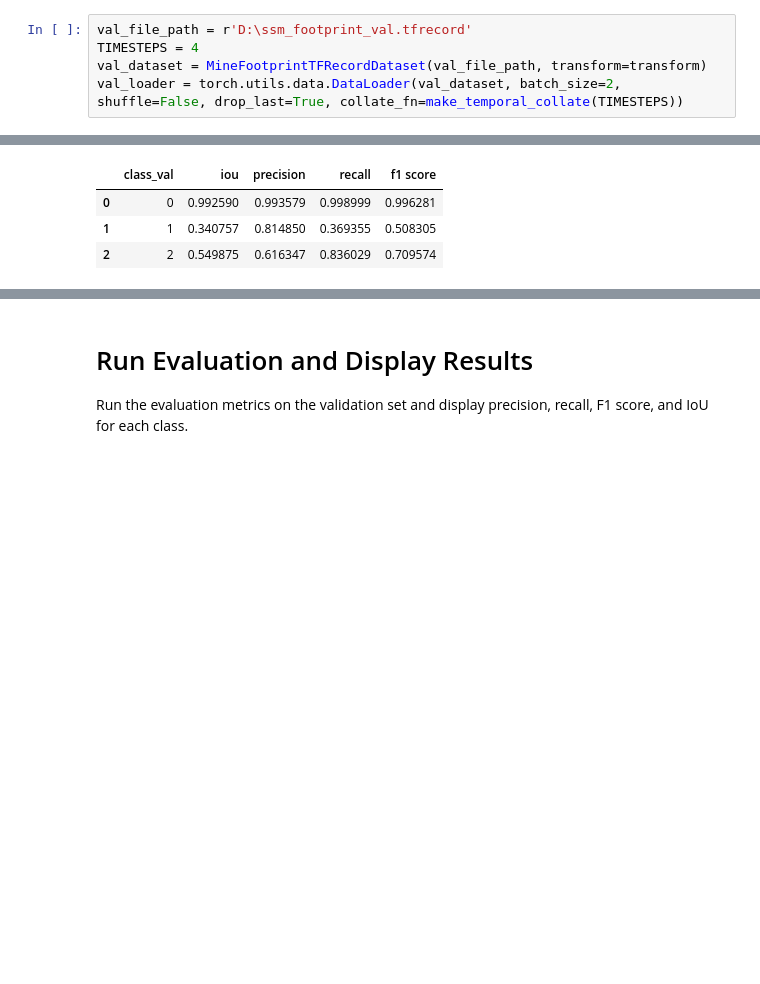
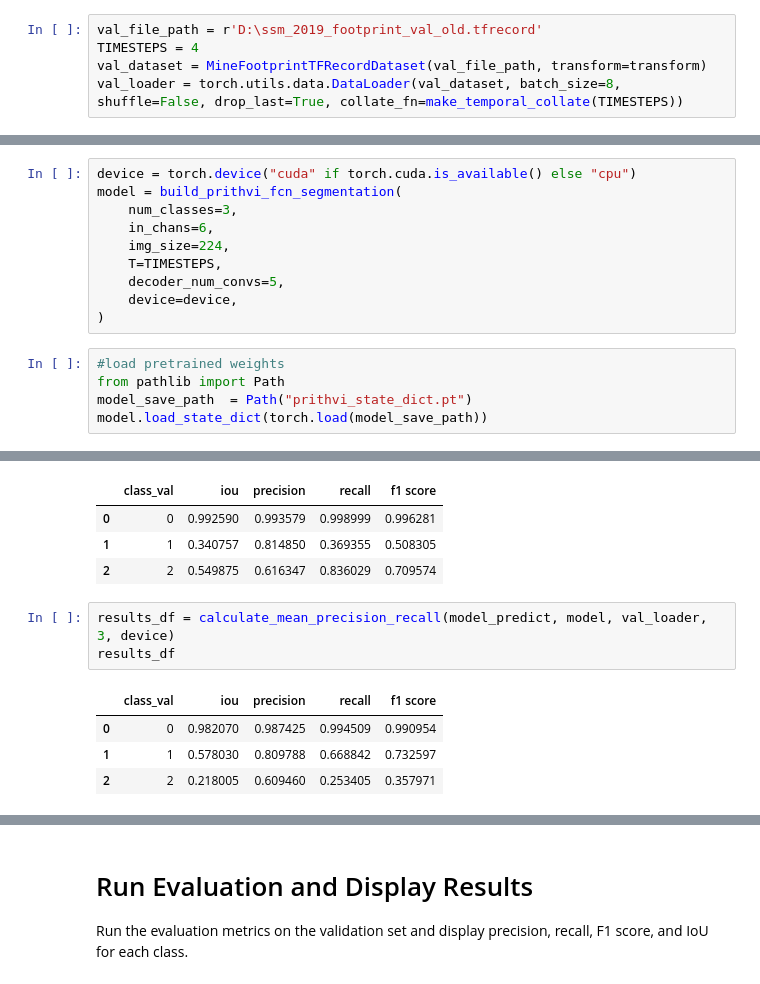
Before and after one commit to easare377/Prithvi-EO-Segmentation, a Jupyter notebook: 3. model_evaluation.ipynb, the cells around one changed output, grey strips where cells are left out. Saved outputs shown, nothing was run; the diff lists cells and outputs as text; blank space fills up the shorter version.

```diff
--- a/3. model_evaluation.ipynb
+++ b/3. model_evaluation.ipynb
@@ -268,10 +330,10 @@ transform = A.Compose([
     ToTensorV2(),
 ])
 # %%
-val_file_path = r'D:\ssm_footprint_val.tfrecord'
+val_file_path = r'D:\ssm_2019_footprint_val_old.tfrecord'
 TIMESTEPS = 4
 val_dataset = MineFootprintTFRecordDataset(val_file_path, transform=transform)
-val_loader = torch.utils.data.DataLoader(val_dataset, batch_size=2, shuffle=False, drop_last=True, collate_fn=make_temporal_collate(TIMESTEPS))
+val_loader = torch.utils.data.DataLoader(val_dataset, batch_size=8, shuffle=False, drop_last=True, collate_fn=make_temporal_collate(TIMESTEPS))
 # %%
 train_file_path = r'D:\ssm_footprint_train.tfrecord'
 TIMESTEPS = 4
@@ -434,0 +651,15 @@ logits: (2, 3, 224, 224)
+# %%
+device = torch.device("cuda" if torch.cuda.is_available() else "cpu")
+model = build_prithvi_fcn_segmentation(
+    num_classes=3,
+    in_chans=6,
+    img_size=224,
+    T=TIMESTEPS,
+    decoder_num_convs=5,
+    device=device,
+)
+# %%
+#load pretrained weights
+from pathlib import Path
+model_save_path  = Path("prithvi_state_dict.pt")
+model.load_state_dict(torch.load(model_save_path))
@@ -822,3 +1055,11 @@ results_df
 | 0 | 0 | 0.992590 | 0.993579 | 0.998999 | 0.996281 |
 | 1 | 1 | 0.340757 | 0.814850 | 0.369355 | 0.508305 |
 | 2 | 2 | 0.549875 | 0.616347 | 0.836029 | 0.709574 |
+# %%
+results_df = calculate_mean_precision_recall(model_predict, model, val_loader, 3, device)
+results_df
+# %% [output]
+|  | class_val | iou | precision | recall | f1 score |
+| 0 | 0 | 0.982070 | 0.987425 | 0.994509 | 0.990954 |
+| 1 | 1 | 0.578030 | 0.809788 | 0.668842 | 0.732597 |
+| 2 | 2 | 0.218005 | 0.609460 | 0.253405 | 0.357971 |
```
Also changed, not shown: parts of 9 cells of this notebook, 1 other file.
